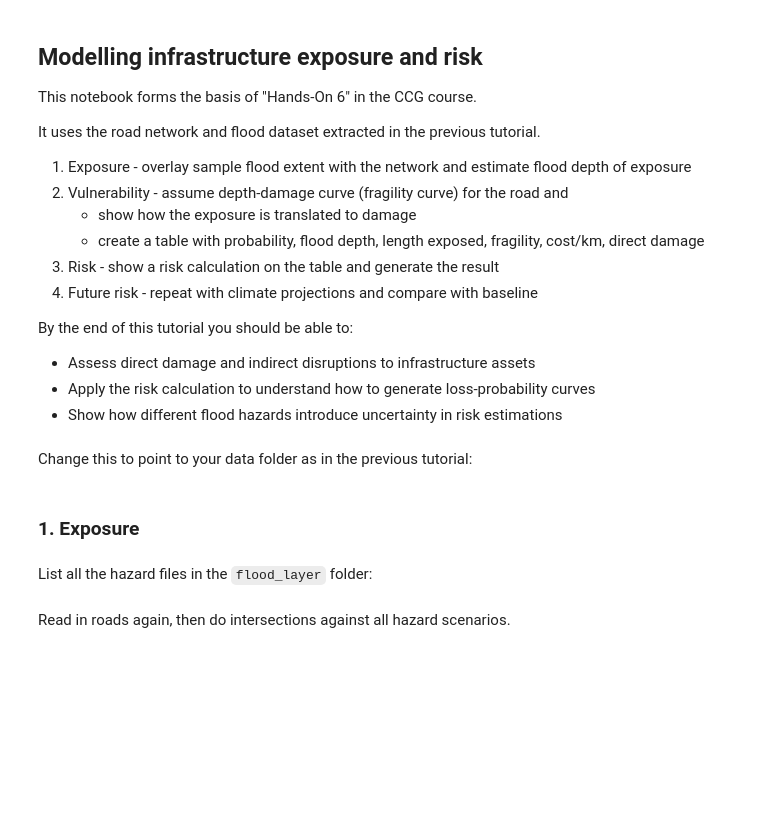
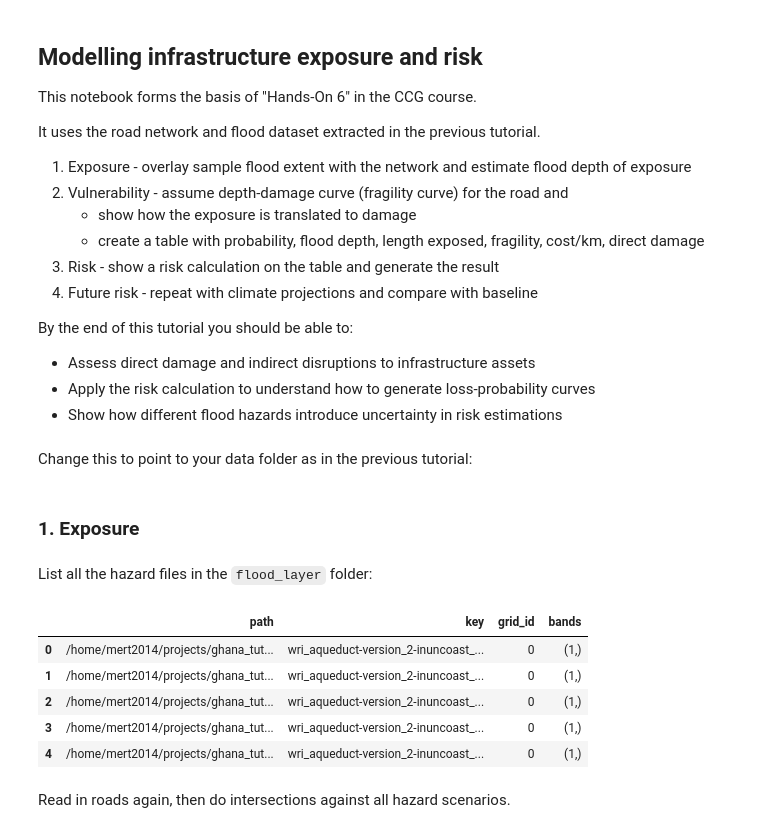
Before and after one commit to nismod/snail, a Jupyter notebook: docs/source/tutorials/02-assess-damage-and-disruption.ipynb, the cells around one changed output. Saved outputs shown, nothing was run; the diff lists cells and outputs as text; code cells hidden in the pictures; blank space fills up the shorter version.

```diff
--- a/docs/source/tutorials/02-assess-damage-and-disruption.ipynb
+++ b/docs/source/tutorials/02-assess-damage-and-disruption.ipynb
@@ -55,21 +44,27 @@ Change this to point to your data folder as in the previous tutorial:
 dir = (
     Path(os.getcwd()).resolve().parents[3]
 )  # get parent directory of snail package
-data_folder = os.path.join(dir, "ghana_tutorial")
+data_folder = dir / "ghana_tutorial"
 # data_folder = Path("YOUR_PATH/ghana_tutorial")
 # %% [markdown]
 ### 1. Exposure
 # %% [markdown]
 List all the hazard files in the `flood_layer` folder:
 # %%
-hazard_paths = sorted(
-    glob(str(data_folder + "/flood_layer/gha/wri_aqueduct_version_2/wri*.tif"))
-)
+hazard_paths = sorted((data_folder / "flood_layer"/"gha"/"wri_aqueduct_version_2").glob("wri*.tif"))
+
 hazard_files = pd.DataFrame({"path": hazard_paths})
 hazard_files["key"] = [Path(path).stem for path in hazard_paths]
 hazard_files, grids = snail.io.extend_rasters_metadata(hazard_files)
 
 hazard_files.head(5)
+# %% [output]
+|  | path | key | grid_id | bands |
+| 0 | /home/mert2014/projects/ghana_tut... | wri_aqueduct-version_2-inuncoast_... | 0 | (1,) |
+| 1 | /home/mert2014/projects/ghana_tut... | wri_aqueduct-version_2-inuncoast_... | 0 | (1,) |
+| 2 | /home/mert2014/projects/ghana_tut... | wri_aqueduct-version_2-inuncoast_... | 0 | (1,) |
+| 3 | /home/mert2014/projects/ghana_tut... | wri_aqueduct-version_2-inuncoast_... | 0 | (1,) |
+| 4 | /home/mert2014/projects/ghana_tut... | wri_aqueduct-version_2-inuncoast_... | 0 | (1,) |
 # %%
 assert len(grids) == 1
 grid = grids[0]
```
Also changed, not shown: parts of 28 cells of this notebook, 4 other files.
